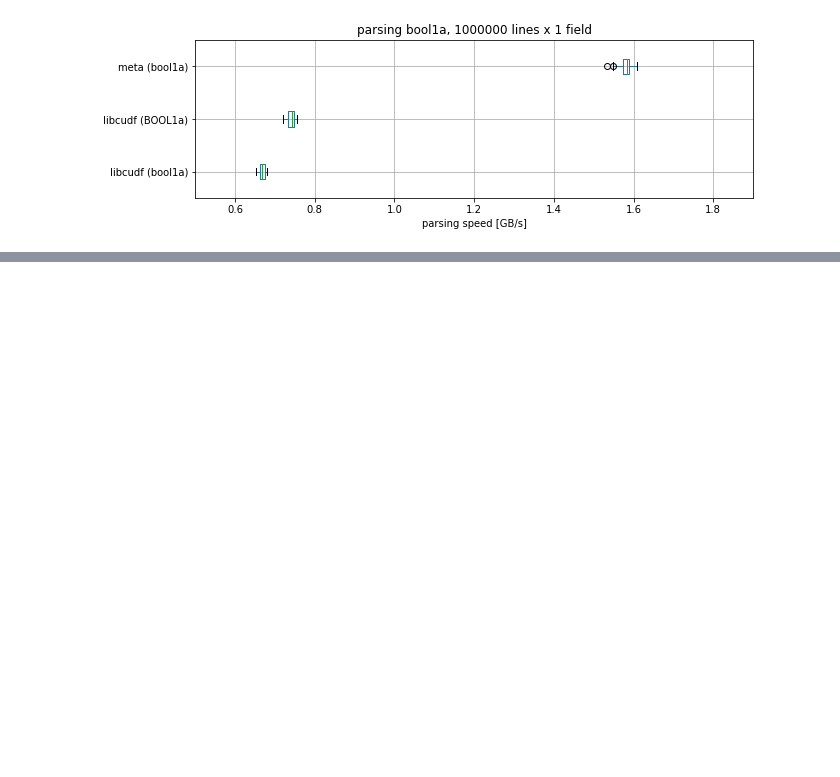
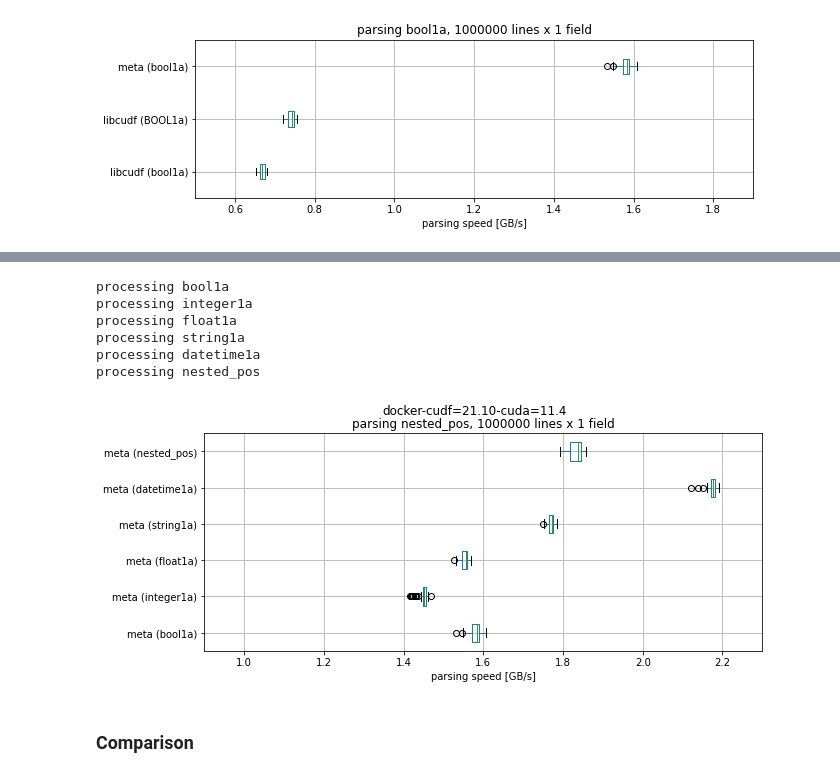
Before and after one commit to mis-wut/meta-json-parser, a Jupyter notebook: benchmark/notebooks/examine_benchmarks.ipynb, the cells around one changed output, grey strips where cells are left out. Drawn from its saved outputs; the diff is of its cells as text; code cells hidden in the pictures; blank space fills up the shorter version.

```diff
--- a/benchmark/notebooks/examine_benchmarks.ipynb
+++ b/benchmark/notebooks/examine_benchmarks.ipynb
@@ -3099,3 +3225,29 @@ draw_for_type('bool')
+# %%
+df_all_x = pd.DataFrame()
+
+for typename in ('bool1a','integer1a','float1a','string1a','datetime1a','nested_pos'):
+    print(f'processing {typename}')
+    df_all_x[f'meta ({typename})'] = df_cmp1a[f'{typename} (bandwidth)'][f'meta ({typename})']
+# %% [output]
+processing bool1a
+processing integer1a
+processing float1a
+processing string1a
+processing datetime1a
+processing nested_pos
+# %%
+fig, ax = plt.subplots(figsize=(10,4))
+fig.suptitle('docker-cudf=21.10-cuda=11.4')
+ax.set_title(f'parsing {typename}, 1000000 lines x 1 field')
+ax.set(xlabel='parsing speed [GB/s]')
+ax.set(xlim=(0.9,2.3))
+df_all_x.boxplot(vert=False)
+
+plt.show()
+# %% [output]
+[figure, added]
+# %% [markdown]
+### Comparison
 # %%
 df_all1a = pd.DataFrame()
 
```
Also changed, not shown: parts of 23 cells of this notebook, 1 other file.
